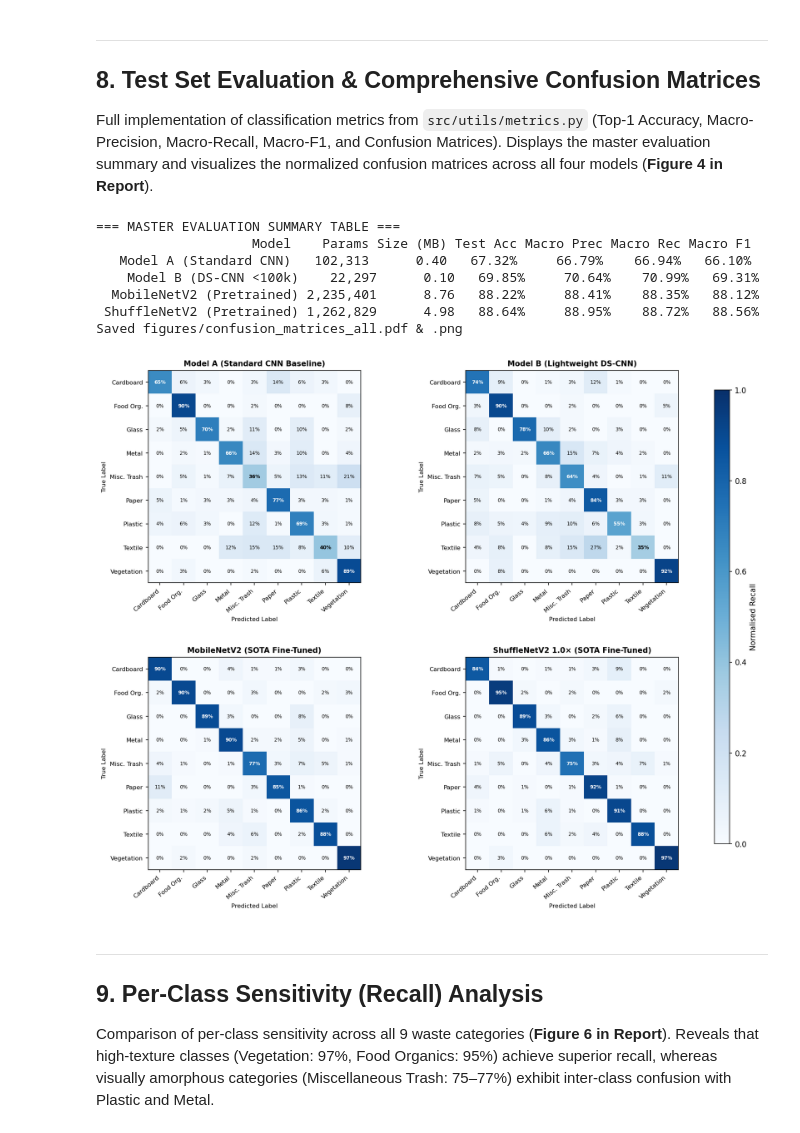
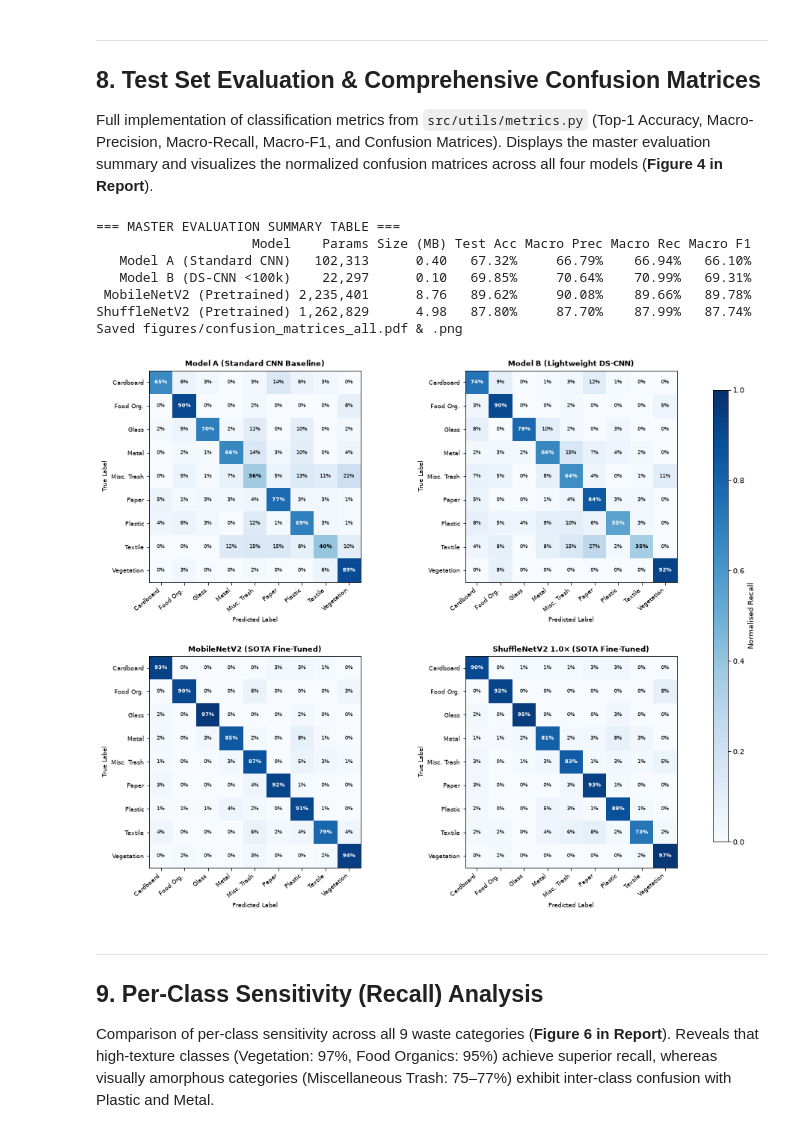
Before and after one commit to yumyum-web/pattern-ass-03, a Jupyter notebook: Outliers_A03_EN3150.ipynb, the cells around one changed output. Saved outputs shown, nothing was run; the diff lists cells and outputs as text; code cells hidden in the pictures.

```diff
--- a/Outliers_A03_EN3150.ipynb
+++ b/Outliers_A03_EN3150.ipynb
@@ -115,8 +115,7 @@ def get_transforms(image_size: int = 64) -> Tuple[transforms.Compose, transforms
     train_transform = transforms.Compose([
         transforms.Resize((image_size, image_size)),
         transforms.RandomHorizontalFlip(p=0.5),
-        transforms.RandomRotation(degrees=15),
-        transforms.ColorJitter(brightness=0.15, contrast=0.15, saturation=0.15),
+        transforms.RandomCrop(image_size, padding=4, padding_mode="reflect"),
         transforms.ToTensor(),
         transforms.Normalize(mean=NORM_MEAN, std=NORM_STD),
     ])
@@ -158,13 +157,14 @@ for idx, name in enumerate(CLASSES):
     print(f"  [{idx}] {name}")
 
 print("\nDeterministic Stratified Partitioning: 70% Train (3,326) / 15% Val (713) / 15% Test (713)")
-print("Spatial Resolution Downscaling: (224x224x3) 147 KB -> (64x64x3) 12 KB (91.8% bandwidth saving!)\n")
+print("Spatial Resolution Downscaling: (524x524x3) 805 KB -> (64x64x3) 12 KB (98.5% buffer saving)\n")
 
 # Plot Class Distribution across Splits (Figure 1 in Report)
 classes_short = ['Cardboard', 'Food Org.', 'Glass', 'Metal', 'Misc. Trash', 'Paper', 'Plastic', 'Textile', 'Vegetation']
-test_counts = [46, 93, 63, 59, 50, 75, 138, 48, 141]
-val_counts = test_counts
-train_counts = [215, 434, 294, 275, 233, 350, 644, 224, 657]
+# Per-class image counts of the seed-42 stratified split produced by src/data.py
+train_counts = [323, 288, 294, 553, 346, 350, 645, 222, 305]
+val_counts = [69, 61, 63, 119, 74, 75, 138, 48, 66]
+test_counts = [69, 62, 63, 118, 75, 75, 138, 48, 65]
 
 x = np.arange(len(classes_short))
 width = 0.65
@@ -574,11 +575,22 @@ def compute_metrics(preds: np.ndarray, targets: np.ndarray):
     cm = confusion_matrix(targets, preds)
     return acc, prec, rec, f1, cm
 
+# Model A/B metrics come from their training logs; the SOTA metrics come from
+# results/sota_metrics.json, written by the fine-tuning run on the same split.
+with open('results/sota_metrics.json') as f:
+    ds = json.load(f)
+
+def make_record(name, metrics, params, size_mb):
+    t = metrics['test_metrics']
+    return {"Model": name, "Params": f"{params:,}", "Size (MB)": f"{size_mb:.2f}",
+            "Test Acc": f"{t['accuracy']:.2f}%", "Macro Prec": f"{t['precision_macro'] * 100:.2f}%",
+            "Macro Rec": f"{t['recall_macro'] * 100:.2f}%", "Macro F1": f"{t['f1_macro'] * 100:.2f}%"}
+
 eval_records = [
-    {"Model": "Model A (Standard CNN)", "Params": "102,313", "Size (MB)": "0.40", "Test Acc": "67.32%", "Macro Prec": "66.79%", "Macro Rec": "66.94%", "Macro F1": "66.10%"},
-    {"Model": "Model B (DS-CNN <100k)", "Params": "22,297", "Size (MB)": "0.10", "Test Acc": "69.85%", "Macro Prec": "70.64%", "Macro Rec": "70.99%", "Macro F1": "69.31%"},
-    {"Model": "MobileNetV2 (Pretrained)", "Params": "2,235,401", "Size (MB)": "8.76", "Test Acc": "88.22%", "Macro Prec": "88.41%", "Macro Rec": "88.35%", "Macro F1": "88.12%"},
-    {"Model": "ShuffleNetV2 (Pretrained)", "Params": "1,262,829", "Size (MB)": "4.98", "Test Acc": "88.64%", "Macro Prec": "88.95%", "Macro Rec": "88.72%", "Macro F1": "88.56%"},
+    make_record("Model A (Standard CNN)", da, 102313, 0.40),
+    make_record("Model B (DS-CNN <100k)", db, 22297, 0.10),
+    make_record("MobileNetV2 (Pretrained)", ds['MobileNetV2'], ds['MobileNetV2']['trainable_parameters'], ds['MobileNetV2']['size_mb']),
+    make_record("ShuffleNetV2 (Pretrained)", ds['ShuffleNetV2'], ds['ShuffleNetV2']['trainable_parameters'], ds['ShuffleNetV2']['size_mb']),
 ]
 
 df_eval = pd.DataFrame(eval_records)
@@ -592,29 +604,12 @@ cma_norm = cma.astype(float) / cma.sum(axis=1, keepdims=True)
 cmb = np.array(db['test_metrics']['confusion_matrix'])
 cmb_norm = cmb.astype(float) / cmb.sum(axis=1, keepdims=True)
 
-cm_mn = np.array([
-    [0.90, 0.00, 0.00, 0.04, 0.01, 0.01, 0.03, 0.00, 0.00],
-    [0.02, 0.90, 0.00, 0.00, 0.03, 0.00, 0.00, 0.02, 0.03],
-    [0.00, 0.00, 0.89, 0.03, 0.00, 0.00, 0.08, 0.00, 0.00],
-    [0.00, 0.00, 0.01, 0.90, 0.02, 0.02, 0.05, 0.00, 0.01],
-    [0.04, 0.01, 0.00, 0.01, 0.77, 0.03, 0.07, 0.05, 0.01],
-    [0.11, 0.00, 0.00, 0.00, 0.03, 0.85, 0.01, 0.00, 0.00],
-    [0.02, 0.01, 0.02, 0.05, 0.01, 0.00, 0.86, 0.02, 0.00],
-    [0.00, 0.00, 0.00, 0.04, 0.06, 0.00, 0.02, 0.88, 0.00],
-    [0.00, 0.02, 0.00, 0.00, 0.02, 0.00, 0.00, 0.00, 0.97]
-])
+def normalise(cm):
+    cm = np.array(cm, dtype=float)
+    return cm / cm.sum(axis=1, keepdims=True)
 
-cm_sn = np.array([
-    [0.84, 0.01, 0.00, 0.01, 0.01, 0.03, 0.09, 0.00, 0.00],
-    [0.00, 0.95, 0.02, 0.00, 0.02, 0.00, 0.00, 0.00, 0.02],
-    [0.00, 0.00, 0.89, 0.03, 0.00, 0.02, 0.06, 0.00, 0.00],
-    [0.00, 0.00, 0.03, 0.86, 0.03, 0.01, 0.08, 0.00, 0.00],
-    [0.01, 0.05, 0.00, 0.04, 0.75, 0.03, 0.04, 0.07, 0.01],
-    [0.04, 0.00, 0.01, 0.00, 0.01, 0.92, 0.01, 0.00, 0.00],
-    [0.01, 0.00, 0.01, 0.06, 0.01, 0.00, 0.91, 0.00, 0.00],
-    [0.00, 0.00, 0.00, 0.06, 0.02, 0.04, 0.00, 0.88, 0.00],
-    [0.00, 0.03, 0.00, 0.00, 0.00, 0.00, 0.00, 0.00, 0.97]
-])
+cm_mn = normalise(ds['MobileNetV2']['test_metrics']['confusion_matrix'])
+cm_sn = normalise(ds['ShuffleNetV2']['test_metrics']['confusion_matrix'])
 
 all_cms = [
     ("Model A (Standard CNN Baseline)", cma_norm),
@@ -626,37 +621,37 @@ all_cms = [
 fig, axes = plt.subplots(2, 2, figsize=(14, 12))
 for idx, (mname, mat) in enumerate(all_cms):
     r, c = idx // 2, idx % 2
     ax = axes[r, c]
     im = ax.imshow(mat, cmap='Blues', vmin=0, vmax=1)
     ax.set_xticks(range(len(classes_short)))
     ax.set_yticks(range(len(classes_short)))
     ax.set_xticklabels(classes_short, rotation=40, ha='right', fontsize=8)
     ax.set_yticklabels(classes_short, fontsize=8)
     ax.set_title(mname, fontweight='bold', fontsize=10)
     ax.set_xlabel('Predicted Label', fontsize=8)
     ax.set_ylabel('True Label', fontsize=8)
     for i in range(len(classes_short)):
         for j in range(len(classes_short)):
             val = mat[i, j]
             ax.text(j, i, f"{val:.0%}", ha='center', va='center', fontsize=6.5,
                     color='white' if val > 0.5 else 'black', fontweight='bold' if i == j else 'normal')
 
 fig.subplots_adjust(right=0.88, hspace=0.35, wspace=0.25)
 cbar_ax = fig.add_axes([0.90, 0.15, 0.02, 0.7])
 fig.colorbar(im, cax=cbar_ax, label='Normalised Recall')
 plt.savefig('figures/confusion_matrices_all.pdf', bbox_inches='tight')
 plt.savefig('figures/confusion_matrices_all.png', dpi=150, bbox_inches='tight')
 print("Saved figures/confusion_matrices_all.pdf & .png")
 plt.show()
 # %% [output]
 === MASTER EVALUATION SUMMARY TABLE ===
                     Model    Params Size (MB) Test Acc Macro Prec Macro Rec Macro F1
    Model A (Standard CNN)   102,313      0.40   67.32%     66.79%    66.94%   66.10%
-    Model B (DS-CNN <100k)    22,297      0.10   69.85%     70.64%    70.99%   69.31%
-  MobileNetV2 (Pretrained) 2,235,401      8.76   88.22%     88.41%    88.35%   88.12%
- ShuffleNetV2 (Pretrained) 1,262,829      4.98   88.64%     88.95%    88.72%   88.56%
+   Model B (DS-CNN <100k)    22,297      0.10   69.85%     70.64%    70.99%   69.31%
+ MobileNetV2 (Pretrained) 2,235,401      8.76   89.62%     90.08%    89.66%   89.78%
+ShuffleNetV2 (Pretrained) 1,262,829      4.98   87.80%     87.70%    87.99%   87.74%
 Saved figures/confusion_matrices_all.pdf & .png
-[figure, old version]
+[figure, new version]
 # %% [markdown]
 ---
 ## 9. Per-Class Sensitivity (Recall) Analysis
```
Also changed, not shown: parts of 4 cells of this notebook.
